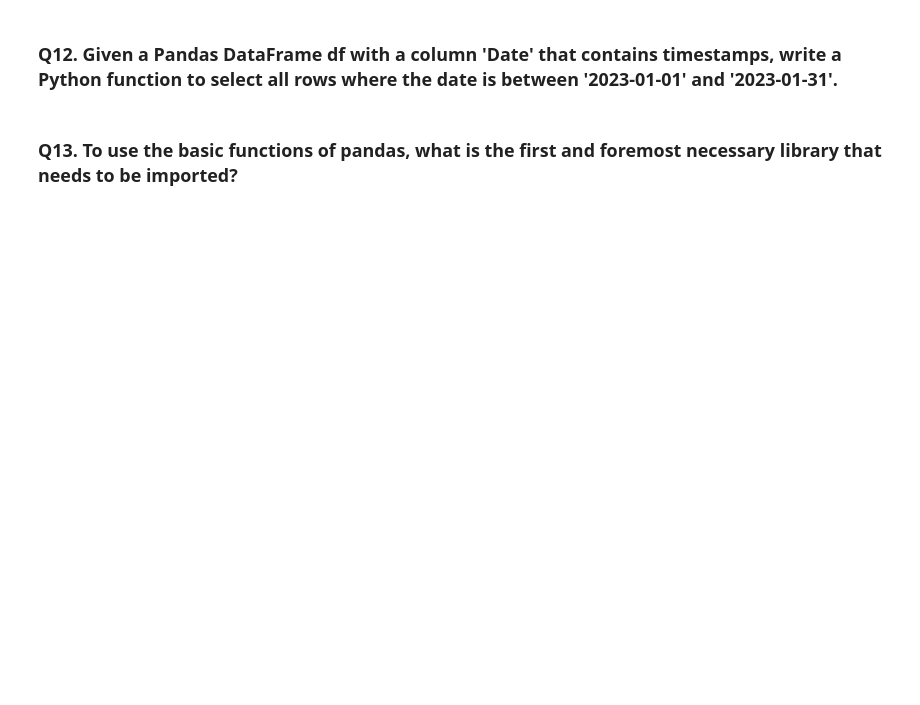
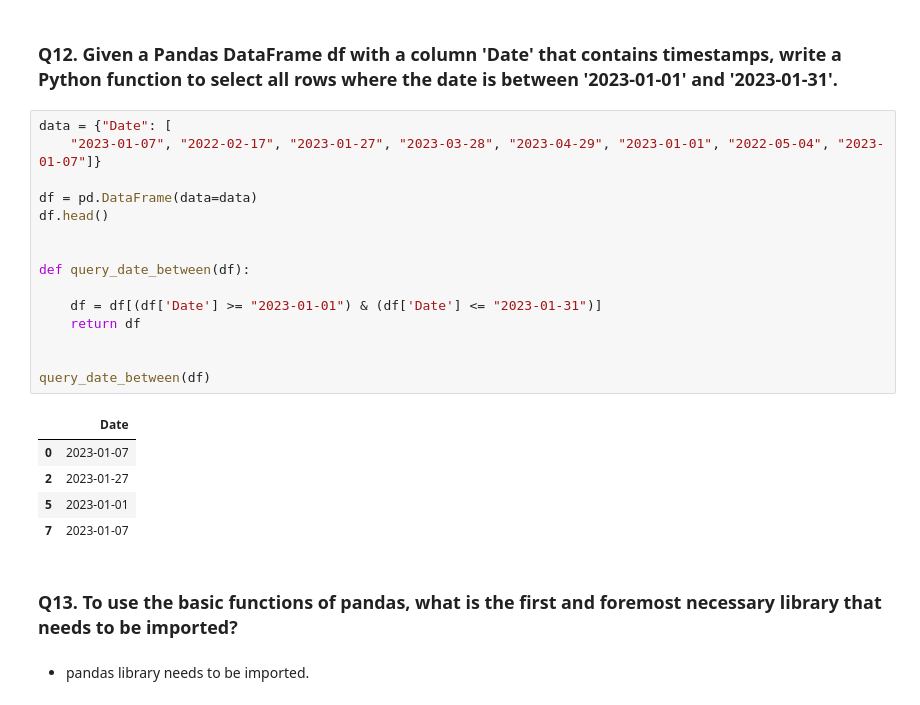
Before and after one commit to prshntshinde/pw-datascience, a Jupyter notebook: practice_sessions/pandas/feb-24-assignment.ipynb, the cells around one changed output. Cells and saved outputs as stored; diff of their text form; blank space fills up the shorter version.

```diff
--- a/practice_sessions/pandas/feb-24-assignment.ipynb
+++ b/practice_sessions/pandas/feb-24-assignment.ipynb
@@ -176,4 +297,27 @@ The function should return the modified DataFrame.
 # %% [markdown]
 ### Q12. Given a Pandas DataFrame df with a column 'Date' that contains timestamps, write a Python function to select all rows where the date is between '2023-01-01' and '2023-01-31'.
+# %%
+data = {"Date": [
+    "2023-01-07", "2022-02-17", "2023-01-27", "2023-03-28", "2023-04-29", "2023-01-01", "2022-05-04", "2023-01-07"]}
+
+df = pd.DataFrame(data=data)
+df.head()
+
+
+def query_date_between(df):
+
+    df = df[(df['Date'] >= "2023-01-01") & (df['Date'] <= "2023-01-31")]
+    return df
+
+
+query_date_between(df)
+# %% [output]
+|  | Date |
+| 0 | 2023-01-07 |
+| 2 | 2023-01-27 |
+| 5 | 2023-01-01 |
+| 7 | 2023-01-07 |
 # %% [markdown]
 ### Q13. To use the basic functions of pandas, what is the first and foremost necessary library that needs to be imported?
+# %% [markdown]
+- pandas library needs to be imported.
```
Also changed, not shown: parts of 5 cells of this notebook.
